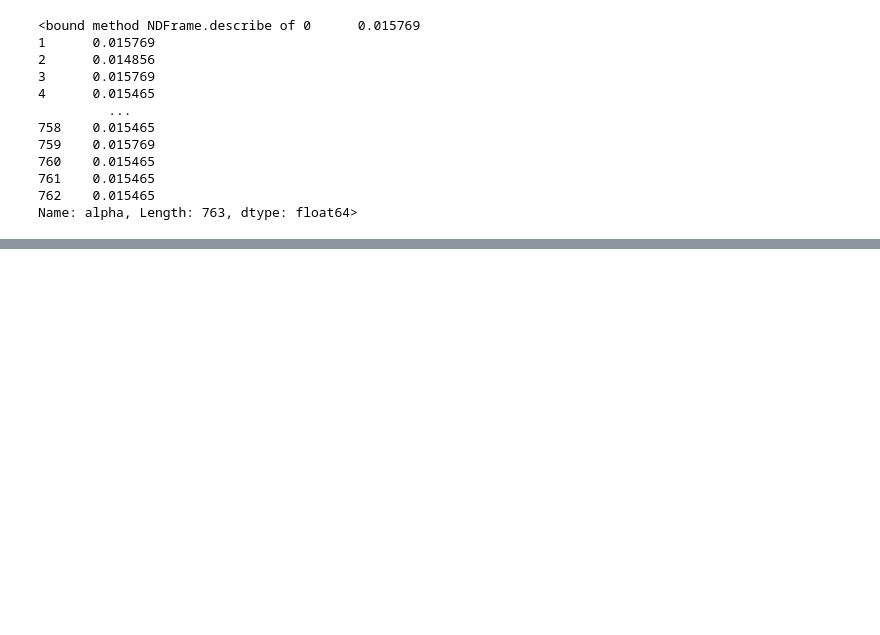
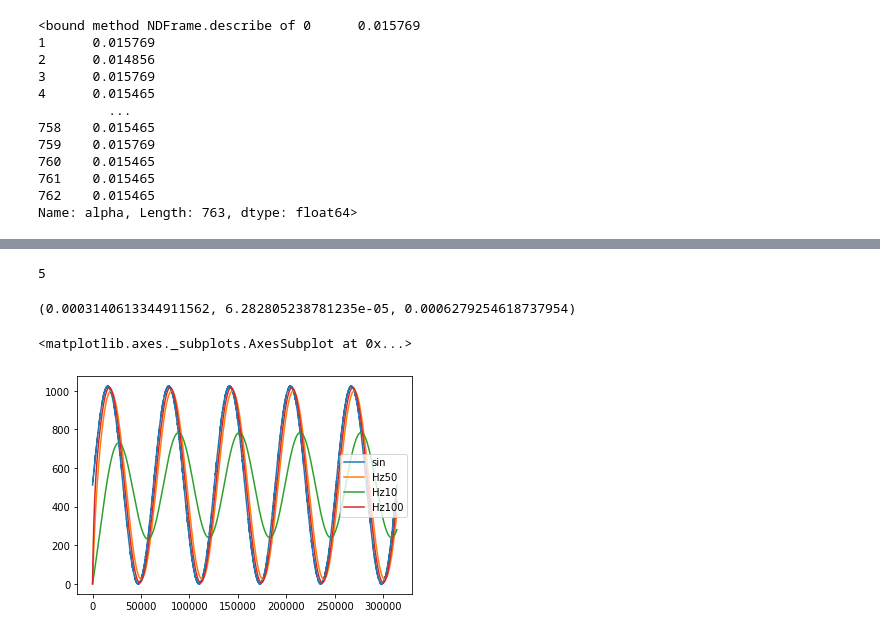
Before and after one commit to StefanNa/mkr1000_smart_grid, a Jupyter notebook: playing_with_data_in_python.ipynb, the cells around one changed output, grey strips where cells are left out. Saved outputs shown, nothing was run; the diff lists cells and outputs as text; code cells hidden in the pictures; blank space fills up the shorter version.

```diff
--- a/playing_with_data_in_python.ipynb
+++ b/playing_with_data_in_python.ipynb
@@ -43,0 +68,10 @@ Name: alpha, Length: 763, dtype: float64>
+# %%
+counter=0
+prev=df["sin"][0]
+for i in df["sin"][1:]:
+    if prev < -0.01 and i>-0.01:
+        counter +=1
+    prev=i
+print(counter)
+# %% [output]
+5
@@ -43,0 +82,42 @@ Name: alpha, Length: 763, dtype: float64>
+# %%
+cutoff=[50,10,100]
+deltaT=1/1000000
+RC=[1/(2*3.1416*i) for i in cutoff]
+alpha50=deltaT/(RC[0]+deltaT)
+alpha10=deltaT/(RC[1]+deltaT)
+alpha100=deltaT/(RC[2]+deltaT)
+alpha50,alpha10,alpha100
+# %% [output]
+(0.0003140613344911562, 6.282805238781235e-05, 0.0006279254618737954)
+# %%
+Hz50=[]
+last_filtered=0
+for i in df_["sin"]:
+    value=i*alpha50+(1-alpha50)*last_filtered
+    Hz50.append(value)
+    last_filtered=value
+
+df_["Hz50"]=Hz50
+# %%
+Hz10=[]
+last_filtered=0
+for i in df_["sin"]:
+    value=i*alpha10+(1-alpha10)*last_filtered
+    Hz10.append(value)
+    last_filtered=value
+
+df_["Hz10"]=Hz10
+# %%
+Hz100=[]
+last_filtered=0
+for i in df_["sin"]:
+    value=i*alpha100+(1-alpha100)*last_filtered
+    Hz100.append(value)
+    last_filtered=value
+
+df_["Hz100"]=Hz100
+# %%
+df_.plot()
+# %% [output]
+<matplotlib.axes._subplots.AxesSubplot at 0x...>
+[figure, added]
```
Also changed, not shown: parts of 4 cells of this notebook, 4 other files.
